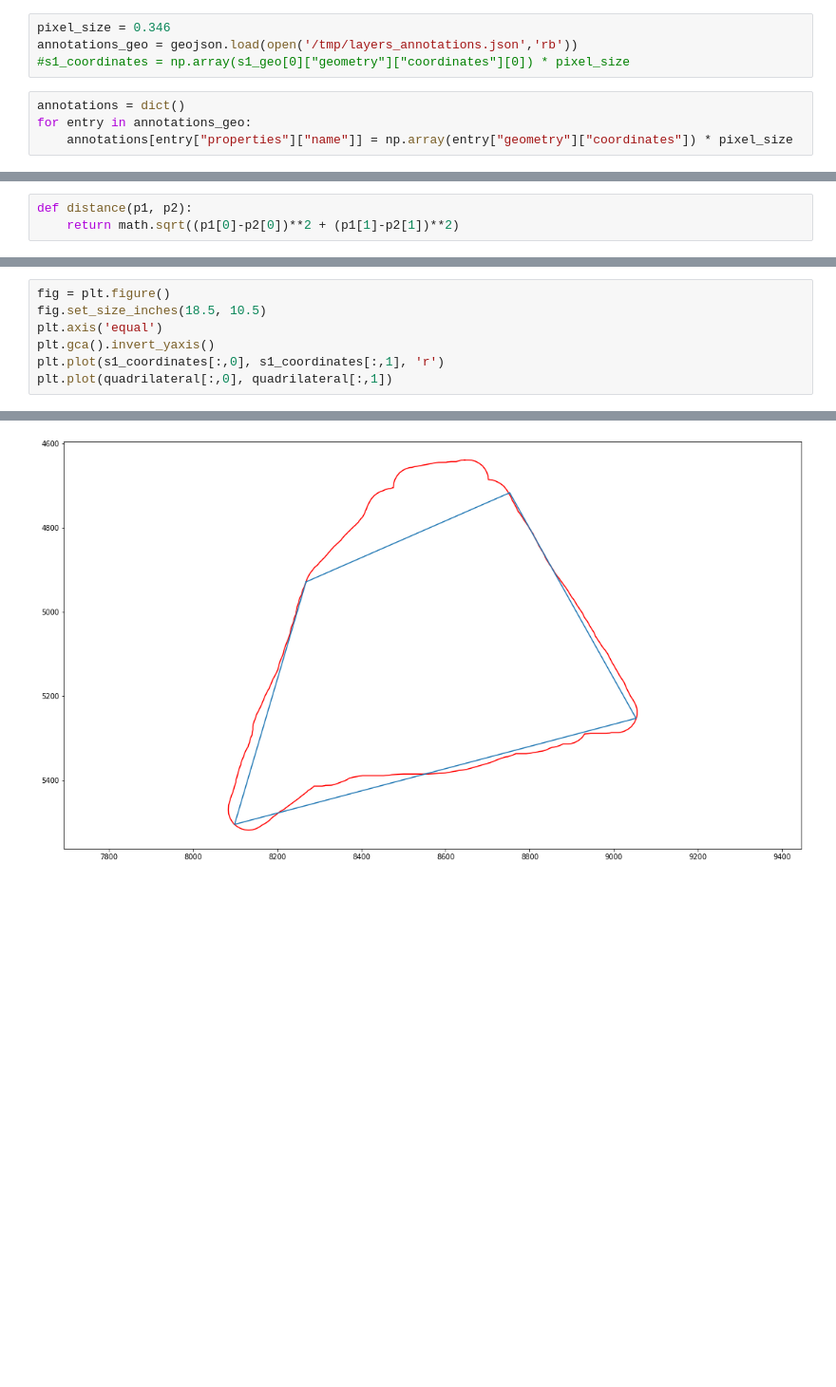
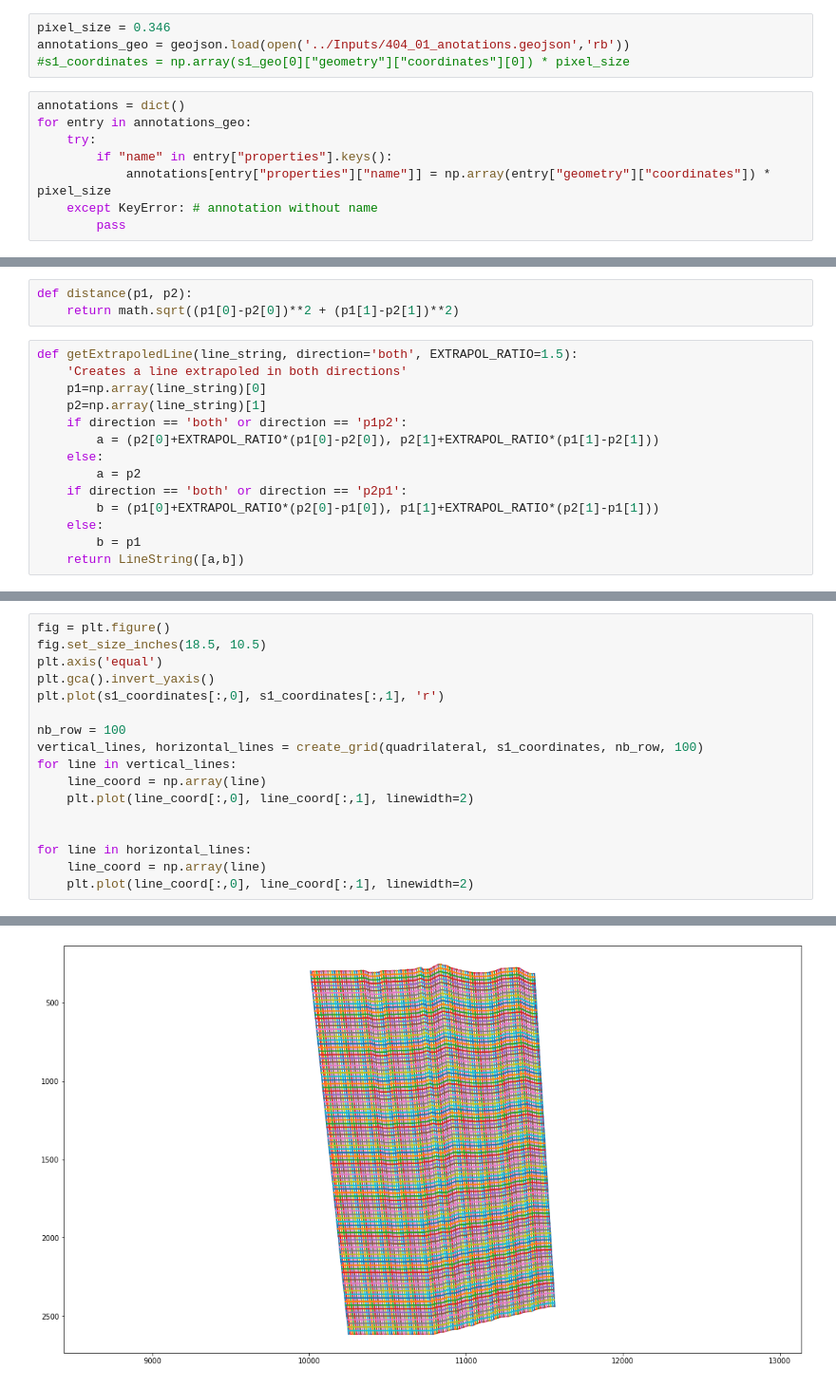
Before and after one commit to jacquemi-bbp/rat_sscx_nissl_analysis, a Jupyter notebook: notebook/depth_grid.ipynb, the cells around one changed output, grey strips where cells are left out. Shown at 95% size. Cells and saved outputs as stored; diff of their text form; blank space fills up the shorter version.

```diff
--- a/notebook/depth_grid.ipynb
+++ b/notebook/depth_grid.ipynb
@@ -17,11 +34,15 @@ from scipy.spatial import ConvexHull, convex_hull_plot_2d, Delaunay
 # %%
 pixel_size = 0.346
-annotations_geo = geojson.load(open('/tmp/layers_annotations.json','rb'))
+annotations_geo = geojson.load(open('../Inputs/404_01_anotations.geojson','rb'))
 #s1_coordinates = np.array(s1_geo[0]["geometry"]["coordinates"][0]) * pixel_size
 # %%
 annotations = dict()
 for entry in annotations_geo:
-    annotations[entry["properties"]["name"]] = np.array(entry["geometry"]["coordinates"]) * pixel_size
+    try:
+        if "name" in entry["properties"].keys():
+            annotations[entry["properties"]["name"]] = np.array(entry["geometry"]["coordinates"]) * pixel_size
+    except KeyError: # annotation without name
+        pass
 # %%
 s1_coordinates = annotations['S1'][0]
 # These 4 points can not be find via an algo, so we need QuPath annotation
@@ -33,3 +54,17 @@ quadrilateral = np.array([top_left, top_right, bottom_right, bottom_left, top_le
 # %%
 def distance(p1, p2):
     return math.sqrt((p1[0]-p2[0])**2 + (p1[1]-p2[1])**2)
+# %%
+def getExtrapoledLine(line_string, direction='both', EXTRAPOL_RATIO=1.5):
+    'Creates a line extrapoled in both directions'
+    p1=np.array(line_string)[0]
+    p2=np.array(line_string)[1]
+    if direction == 'both' or direction == 'p1p2':
+        a = (p2[0]+EXTRAPOL_RATIO*(p1[0]-p2[0]), p2[1]+EXTRAPOL_RATIO*(p1[1]-p2[1]))
+    else:
+        a = p2
+    if direction == 'both' or direction == 'p2p1':
+        b = (p1[0]+EXTRAPOL_RATIO*(p2[0]-p1[0]), p1[1]+EXTRAPOL_RATIO*(p2[1]-p1[1]))
+    else:
+        b = p1
+    return LineString([a,b])
@@ -39,5 +125,15 @@ fig.set_size_inches(18.5, 10.5)
 plt.axis('equal')
 plt.gca().invert_yaxis()
 plt.plot(s1_coordinates[:,0], s1_coordinates[:,1], 'r')
-plt.plot(quadrilateral[:,0], quadrilateral[:,1])
+
+nb_row = 100
+vertical_lines, horizontal_lines = create_grid(quadrilateral, s1_coordinates, nb_row, 100)
+for line in vertical_lines:
+    line_coord = np.array(line)
+    plt.plot(line_coord[:,0], line_coord[:,1], linewidth=2)
+
+
+for line in horizontal_lines:
+    line_coord = np.array(line)
+    plt.plot(line_coord[:,0], line_coord[:,1], linewidth=2)
 # %% [output]
@@ -45 +140 @@ plt.plot(quadrilateral[:,0], quadrilateral[:,1])
-[figure, old version]
+[figure, new version]
```
Also changed, not shown: parts of 12 cells of this notebook.
